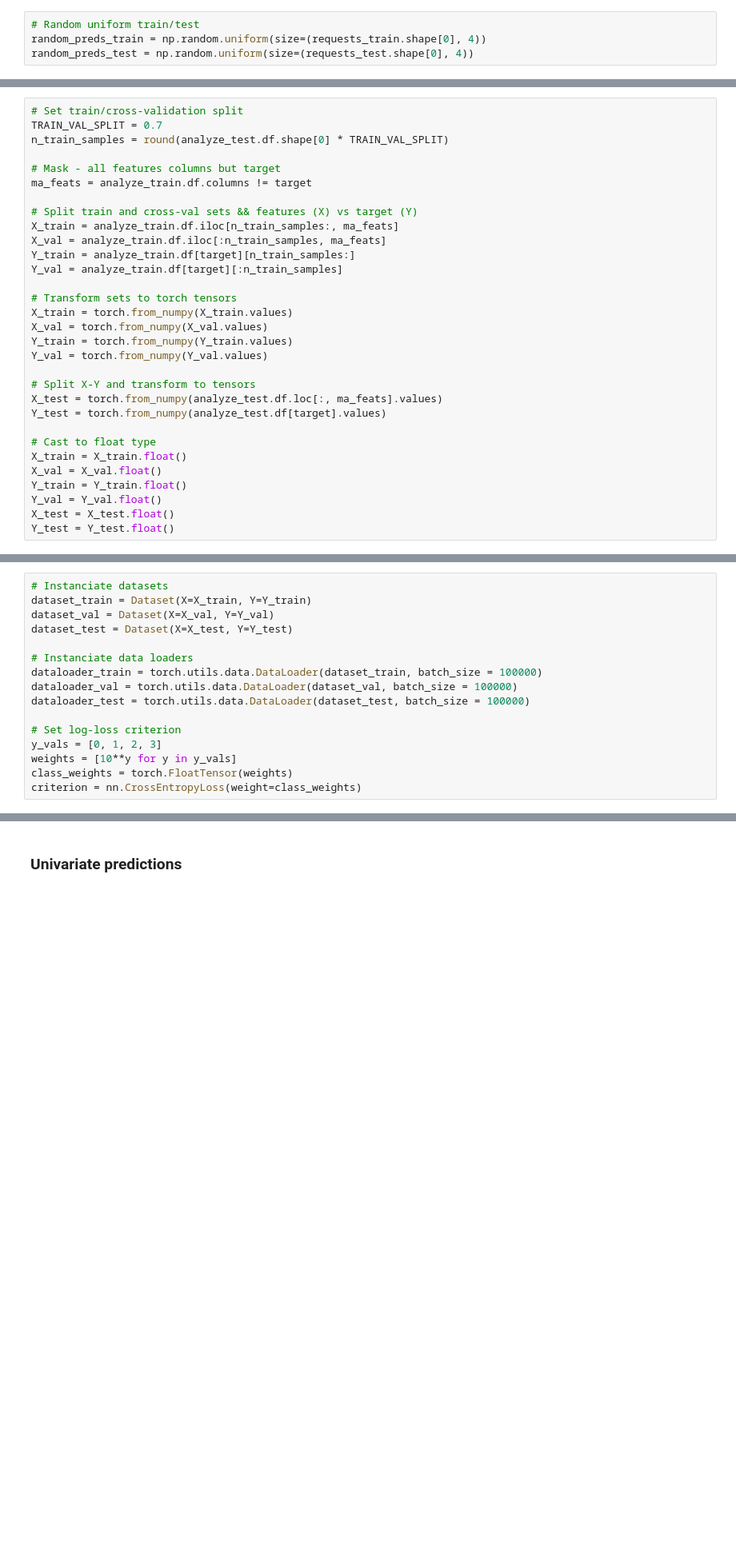
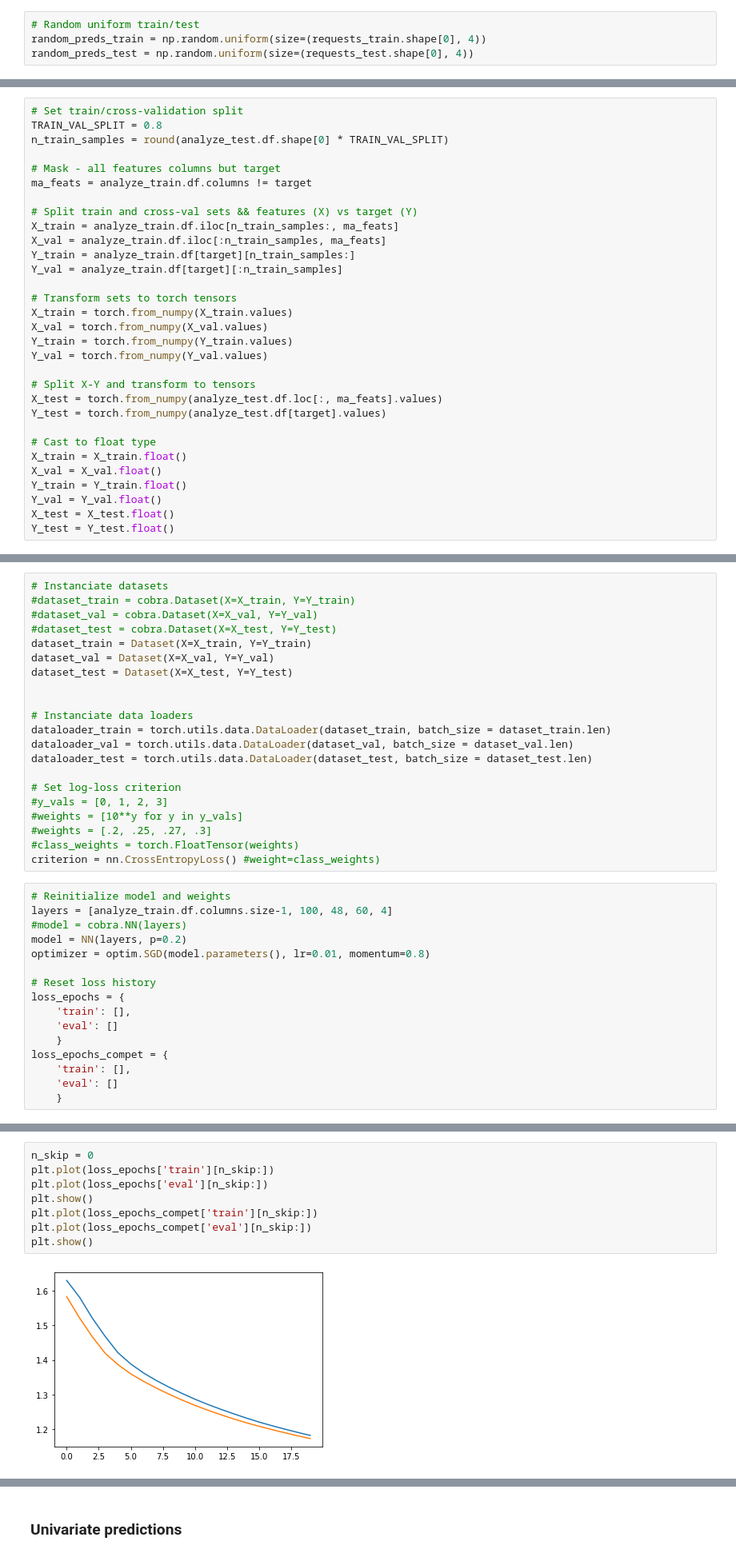
Before and after one commit to AlexisBogroff/Contests, a Jupyter notebook: Predictions/Emergency_housing/data_exploration.ipynb, the cells around one changed output, grey strips where cells are left out. Shown at 80% size. Drawn from its saved outputs; the diff is of its cells as text; blank space fills up the shorter version.

Commit message:
Some graph control, some modifications dropout

```diff
--- a/Predictions/Emergency_housing/data_exploration.ipynb
+++ b/Predictions/Emergency_housing/data_exploration.ipynb
@@ -768,6 +766,6 @@ from torch import nn, optim
 # %%
 # Set train/cross-validation split
-TRAIN_VAL_SPLIT = 0.7
+TRAIN_VAL_SPLIT = 0.8
 n_train_samples = round(analyze_test.df.shape[0] * TRAIN_VAL_SPLIT)
 
 # Mask - all features columns but target
@@ -816,16 +797,37 @@ class Dataset(Dataset):
 # %%
 # Instanciate datasets
+#dataset_train = cobra.Dataset(X=X_train, Y=Y_train)
+#dataset_val = cobra.Dataset(X=X_val, Y=Y_val)
+#dataset_test = cobra.Dataset(X=X_test, Y=Y_test)
 dataset_train = Dataset(X=X_train, Y=Y_train)
 dataset_val = Dataset(X=X_val, Y=Y_val)
 dataset_test = Dataset(X=X_test, Y=Y_test)
 
+
 # Instanciate data loaders
-dataloader_train = torch.utils.data.DataLoader(dataset_train, batch_size = 100000)
-dataloader_val = torch.utils.data.DataLoader(dataset_val, batch_size = 100000)
-dataloader_test = torch.utils.data.DataLoader(dataset_test, batch_size = 100000)
+dataloader_train = torch.utils.data.DataLoader(dataset_train, batch_size = dataset_train.len)
+dataloader_val = torch.utils.data.DataLoader(dataset_val, batch_size = dataset_val.len)
+dataloader_test = torch.utils.data.DataLoader(dataset_test, batch_size = dataset_test.len)
 
 # Set log-loss criterion
-y_vals = [0, 1, 2, 3]
-weights = [10**y for y in y_vals]
-class_weights = torch.FloatTensor(weights)
-criterion = nn.CrossEntropyLoss(weight=class_weights)
+#y_vals = [0, 1, 2, 3]
+#weights = [10**y for y in y_vals]
+#weights = [.2, .25, .27, .3]
+#class_weights = torch.FloatTensor(weights)
+criterion = nn.CrossEntropyLoss() #weight=class_weights)
+# %%
+# Reinitialize model and weights
+layers = [analyze_train.df.columns.size-1, 100, 48, 60, 4]
+#model = cobra.NN(layers)
+model = NN(layers, p=0.2)
+optimizer = optim.SGD(model.parameters(), lr=0.01, momentum=0.8)
+
+# Reset loss history
+loss_epochs = {
+    'train': [],
+    'eval': []
+    }
+loss_epochs_compet = {
+    'train': [],
+    'eval': []
+    }
@@ -859,0 +962,10 @@ loss_epochs = {
+# %%
+n_skip = 0
+plt.plot(loss_epochs['train'][n_skip:])
+plt.plot(loss_epochs['eval'][n_skip:])
+plt.show()
+plt.plot(loss_epochs_compet['train'][n_skip:])
+plt.plot(loss_epochs_compet['eval'][n_skip:])
+plt.show()
+# %% [output]
+[figure, added]
```
Also changed, not shown: parts of 19 cells of this notebook, 1 other file.
